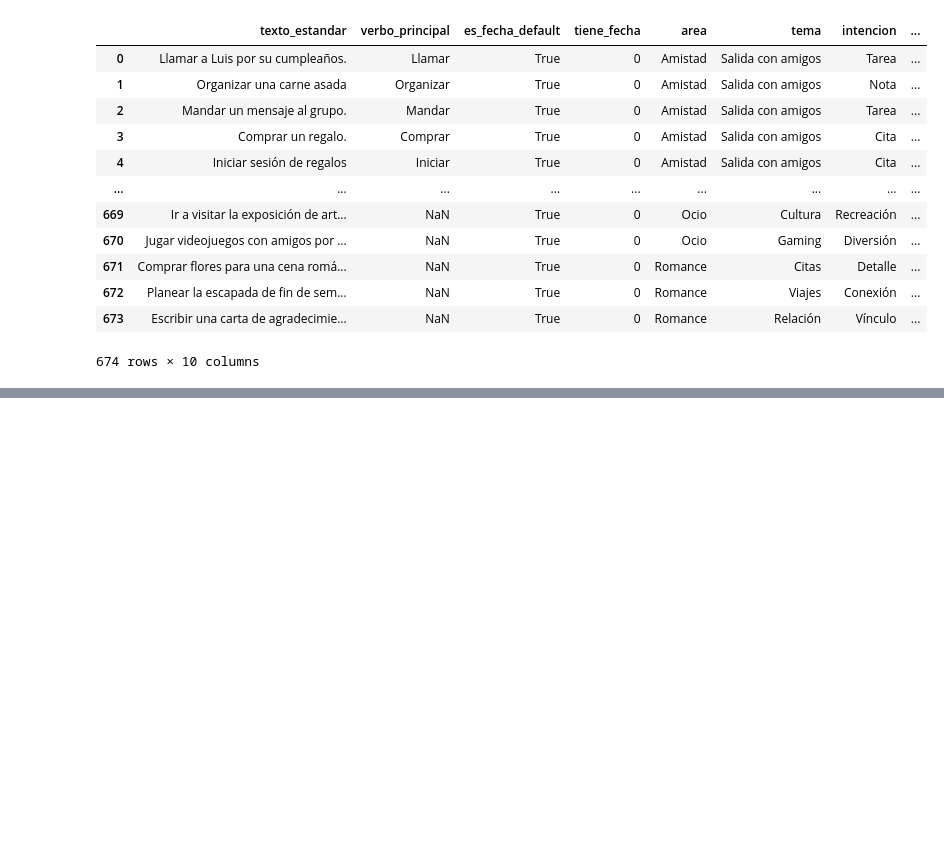
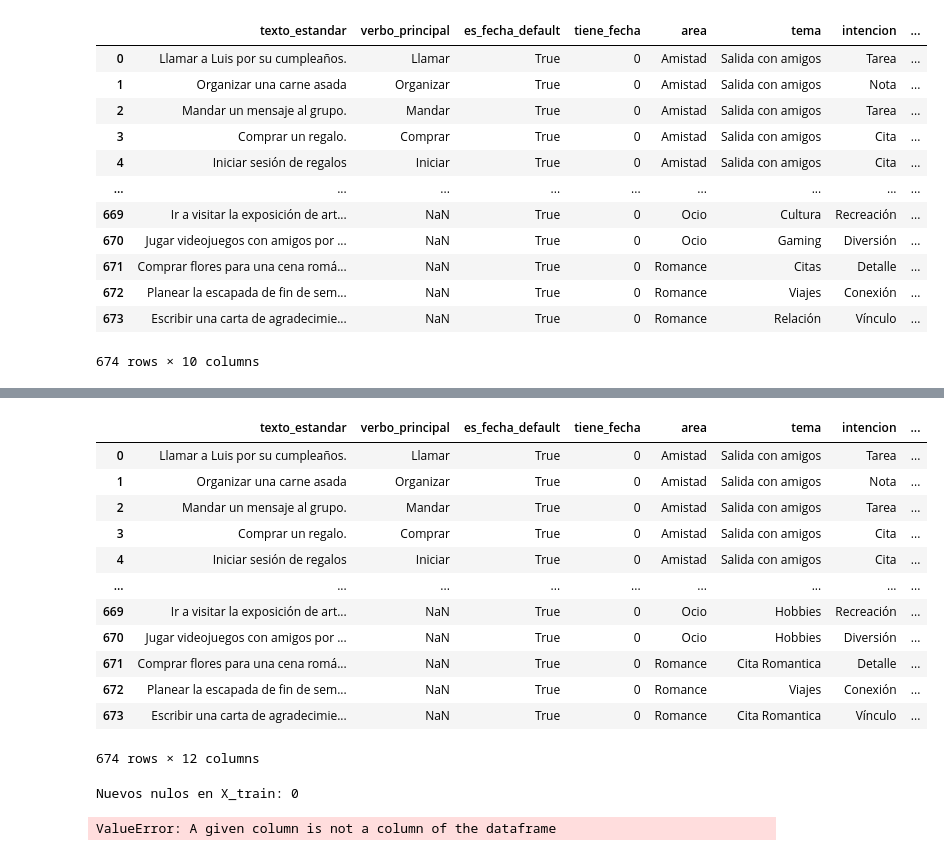
Before and after one commit to Marielle-Machado28/NoetIA, a Jupyter notebook: noetai-eda/eda_noetai.ipynb, the cells around one changed output, grey strips where cells are left out. Cells and saved outputs as stored; diff of their text form; code cells hidden in the pictures; blank space fills up the shorter version.

Commit message:
estandarizacion temas

```diff
--- a/noetai-eda/eda_noetai.ipynb
+++ b/noetai-eda/eda_noetai.ipynb
@@ -1569,0 +1741,10 @@ print("\nProporción en examen:\n", y_test.value_counts(normalize=True).head())
+# %%
+# 1. Traer el mapeo real de tu base de datos
+conn = sqlite3.connect('../sql/noetia.db')
+df_temas_db = pd.read_sql("SELECT idTema, nombreTema FROM tema", conn)
+conn.close()
+
+# Crear un diccionario para convertir rápido: {'Amistad': 1, 'Salud': 2...}
+mapeo_nombres_tema_a_id = dict(zip(df_temas_db['nombreTema'], df_temas_db['idTema']))
+
+mapeo_nombres_tema_a_id
@@ -1569,0 +1769,16 @@ print("\nProporción en examen:\n", y_test.value_counts(normalize=True).head())
+# %%
+def normalizar_texto(s: str) -> str:
+    if s is None:
+        return ""
+    s = str(s).strip().lower()
+
+    # quitar acentos
+    s = unicodedata.normalize("NFKD", s)
+    s = "".join(ch for ch in s if not unicodedata.combining(ch))
+
+    # normalizar separadores / espacios
+    s = s.replace("&", "y")
+    s = re.sub(r"[_\-/|]+", " ", s)      # _, -, /, | -> espacio
+    s = re.sub(r"\s+", " ", s).strip()  # multi-espacios -> 1
+
+    return s
@@ -1569,0 +1839,16 @@ print("\nProporción en examen:\n", y_test.value_counts(normalize=True).head())
+# %%
+df_capa2
+# %% [output]
+|  | texto_estandar | verbo_principal | es_fecha_default | tiene_fecha | area | tema | intencion | ... |
+| 0 | Llamar a Luis por su cumpleaños. | Llamar | True | 0 | Amistad | Salida con amigos | Tarea | ... |
+| 1 | Organizar una carne asada | Organizar | True | 0 | Amistad | Salida con amigos | Nota | ... |
+| 2 | Mandar un mensaje al grupo. | Mandar | True | 0 | Amistad | Salida con amigos | Tarea | ... |
+| 3 | Comprar un regalo. | Comprar | True | 0 | Amistad | Salida con amigos | Cita | ... |
+| 4 | Iniciar sesión de regalos | Iniciar | True | 0 | Amistad | Salida con amigos | Cita | ... |
+| ... | ... | ... | ... | ... | ... | ... | ... | ... |
+| 669 | Ir a visitar la exposición de art... | NaN | True | 0 | Ocio | Hobbies | Recreación | ... |
+| 670 | Jugar videojuegos con amigos por ... | NaN | True | 0 | Ocio | Hobbies | Diversión | ... |
+| 671 | Comprar flores para una cena romá... | NaN | True | 0 | Romance | Cita Romantica | Detalle | ... |
+| 672 | Planear la escapada de fin de sem... | NaN | True | 0 | Romance | Viajes | Conexión | ... |
+| 673 | Escribir una carta de agradecimie... | NaN | True | 0 | Romance | Cita Romantica | Vínculo | ... |
+674 rows × 12 columns
@@ -1569,0 +1866,13 @@ print("\nProporción en examen:\n", y_test.value_counts(normalize=True).head())
+# %%
+# 1. Eliminamos las filas donde 'texto_estandar' es NaN (y ajustamos el target 'y')
+indices = X_train['texto_estandar'].notna()
+X_train = X_train[indices_validos]
+y_train = y_train[indices_validos]
+
+# 2. Hacemos lo mismo para el test por si acaso
+indices_validos_test = X_test['texto_estandar'].notna()
+X_test = X_test[indices_validos_test]
+y_test = y_test[indices_validos_test]
+print(f"Nuevos nulos en X_train: {X_train['texto_estandar'].isna().sum()}")
+# %% [output]
+Nuevos nulos en X_train: 0
@@ -1569,0 +1895,8 @@ print("\nProporción en examen:\n", y_test.value_counts(normalize=True).head())
+# %%
+# Entrenar
+pipeline_tema.fit(X_train, y_train)
+
+# Evaluación
+print(f"Precisión en Test: {pipeline_tema.score(X_test, y_test):.2f}")
+# %% [output]
+ValueError: A given column is not a column of the dataframe
```
Also changed, not shown: parts of 21 cells of this notebook, 5 other files.
